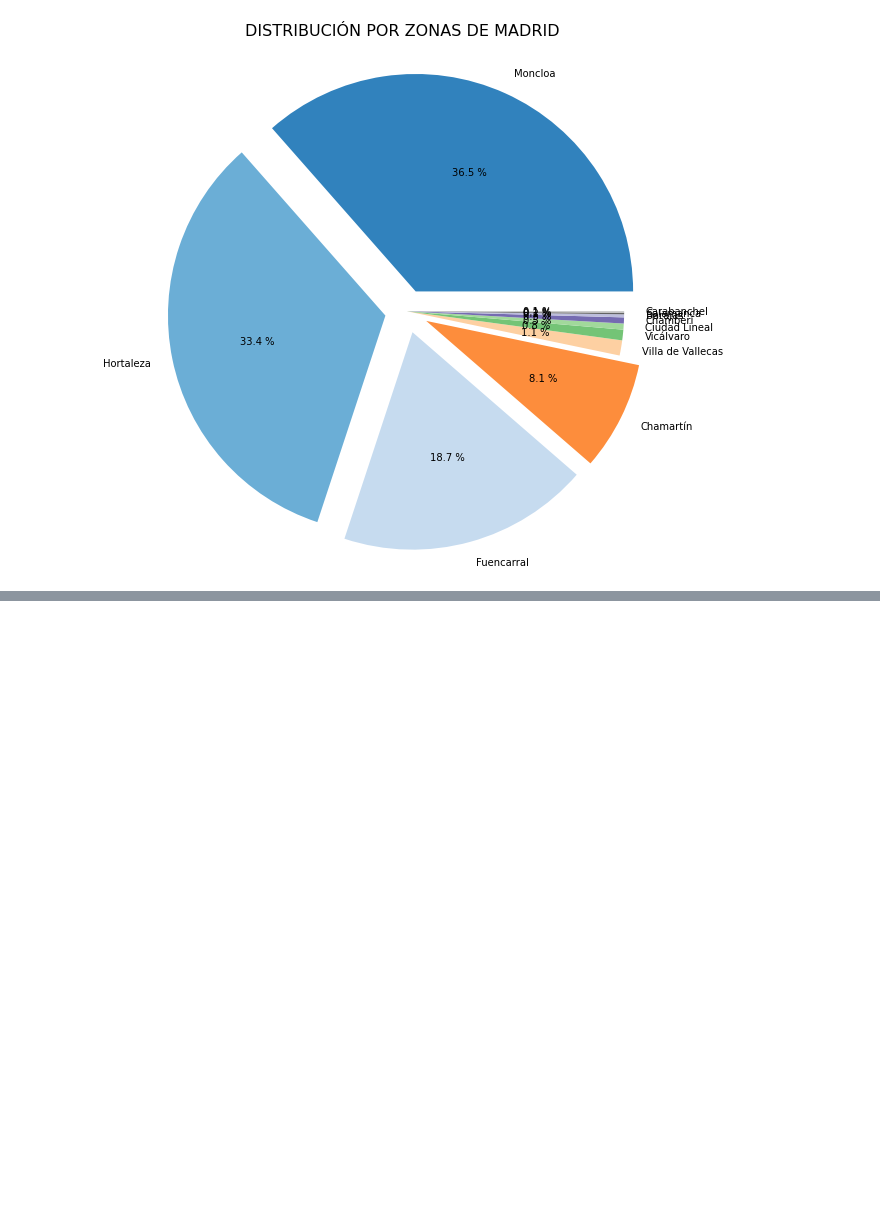
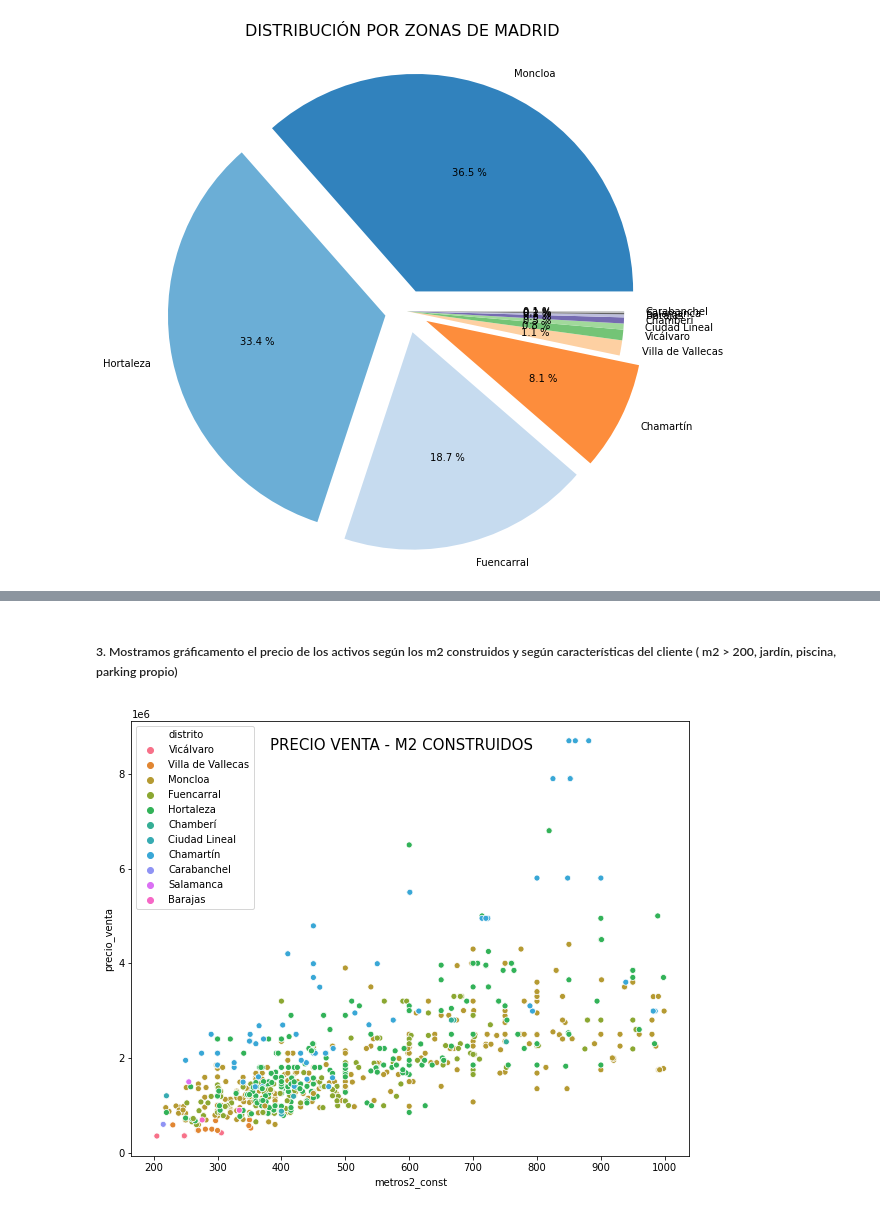
Before and after one commit to jmena23/Data-Analytics-Proyect, a Jupyter notebook: Storytelling.ipynb, the cells around one changed output, grey strips where cells are left out. Cells and saved outputs as stored; diff of their text form; code cells hidden in the pictures; blank space fills up the shorter version.

```diff
--- a/Storytelling.ipynb
+++ b/Storytelling.ipynb
@@ -107,0 +94,9 @@ AttributeError: module 'matplotlib.pyplot' has no attribute 'set_xticklabels'
+# %% [markdown]
+##### 3. Mostramos gráficamento el precio de los activos según los m2 construidos y según características del cliente ( m2 > 200, jardín, piscina, parking propio)
+# %%
+fig = plt.figure(figsize = (10,8))
+sns.scatterplot(x = "metros2_const", y = "precio_venta", data = target, hue = "distrito")
+plt.suptitle("PRECIO VENTA - M2 CONSTRUIDOS", y = 0.85, fontsize = 15)
+plt.show()
+# %% [output]
+[figure, added]
```
Also changed, not shown: parts of 23 cells of this notebook, 1 other file.
